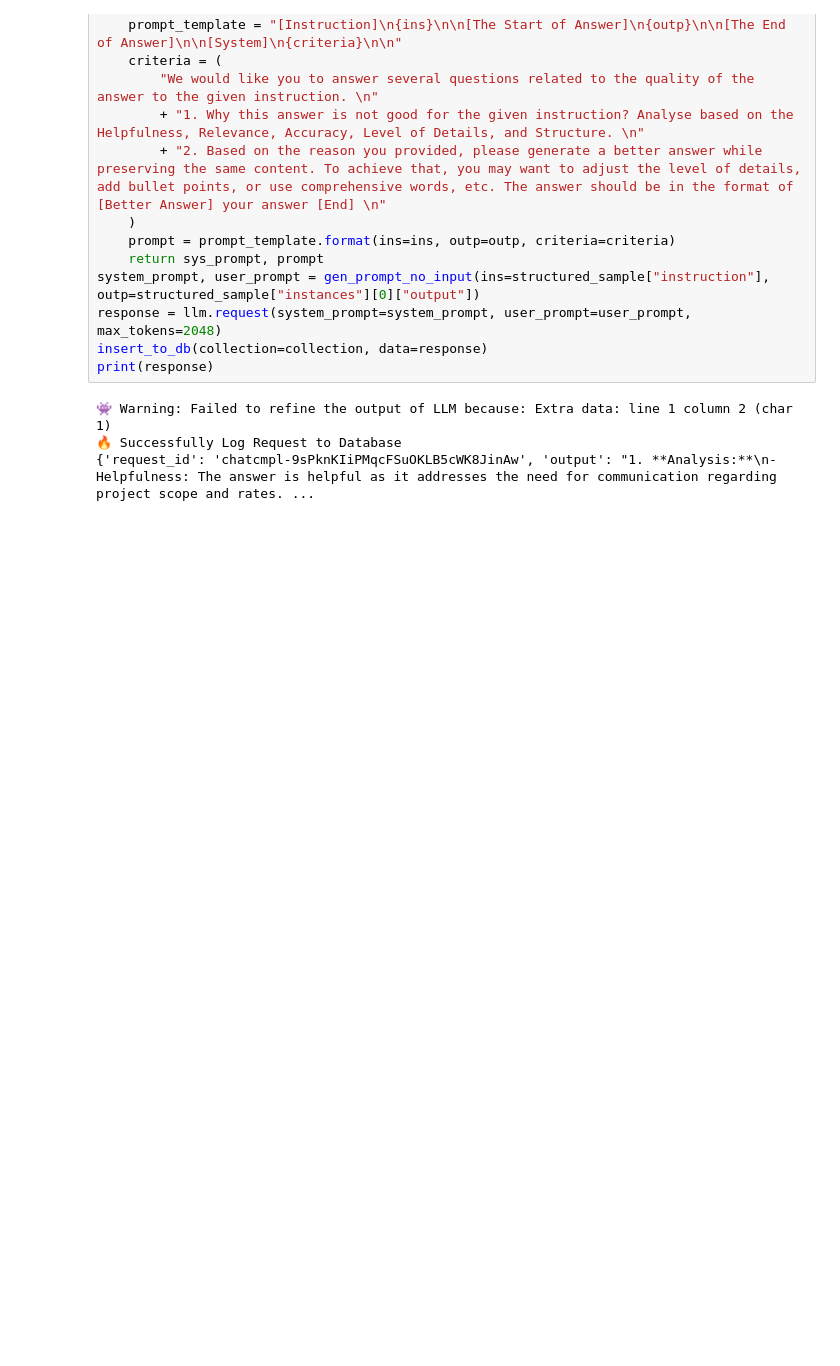
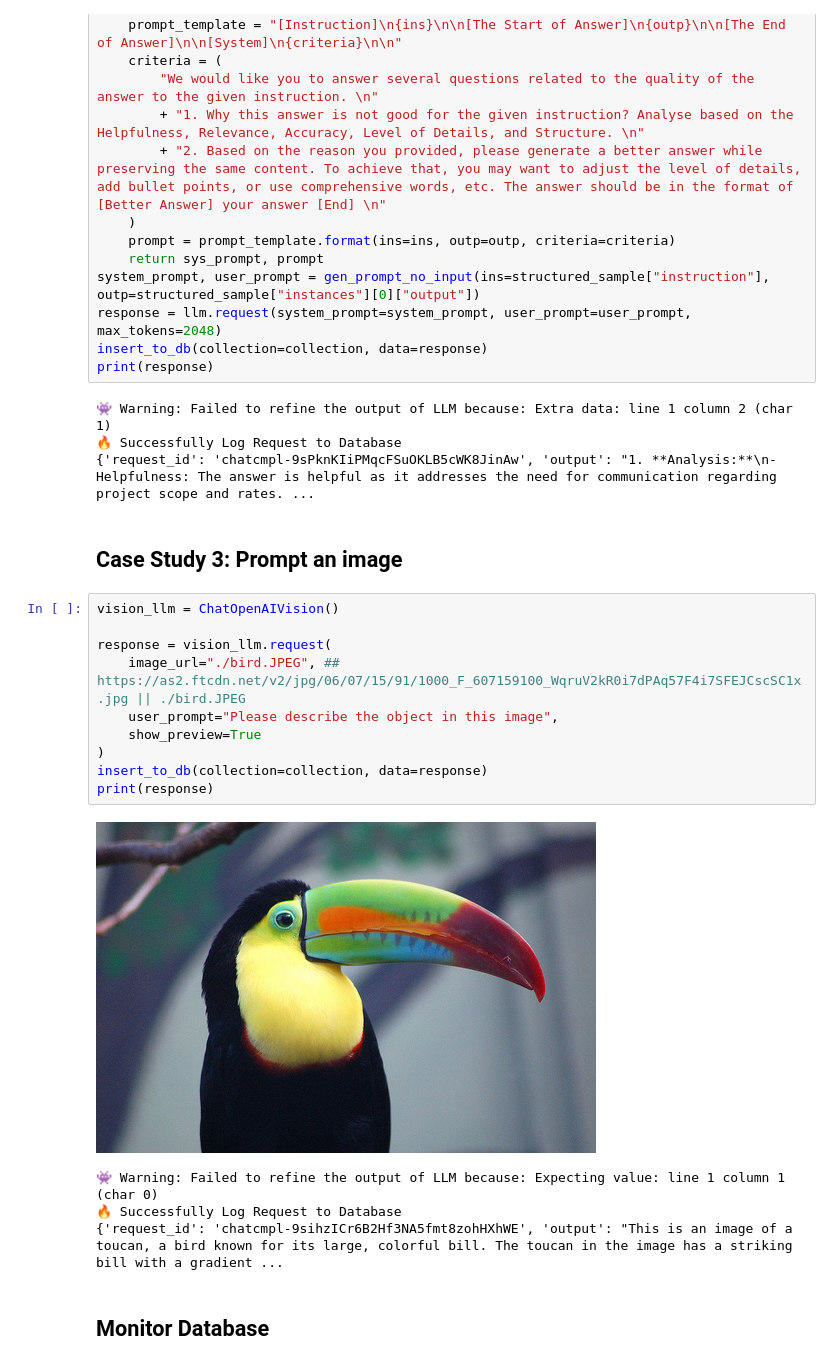
Before and after one commit to taindp98/LLM-Retrieval-MongoDB-Monitor, a Jupyter notebook: notebooks/request_example.ipynb, the cells around one changed output. Saved outputs shown, nothing was run; the diff lists cells and outputs as text; blank space fills up the shorter version.

Commit message:
add chatvision and db monitor

```diff
--- a/notebooks/request_example.ipynb
+++ b/notebooks/request_example.ipynb
@@ -66,3 +66,22 @@ print(response)
 👾 Warning: Failed to refine the output of LLM because: Extra data: line 1 column 2 (char 1)
 🔥 Successfully Log Request to Database
 {'request_id': 'chatcmpl-9sPknKIiPMqcFSuOKLB5cWK8JinAw', 'output': "1. **Analysis:**\n- Helpfulness: The answer is helpful as it addresses the need for communication regarding project scope and rates. ...
+# %% [markdown]
+## Case Study 3: Prompt an image
+# %%
+vision_llm = ChatOpenAIVision()
+
+response = vision_llm.request(
+    image_url="./bird.JPEG", ## https://as2.ftcdn.net/v2/jpg/06/07/15/91/1000_F_607159100_WqruV2kR0i7dPAq57F4i7SFEJCscSC1x.jpg || ./bird.JPEG
+    user_prompt="Please describe the object in this image",
+    show_preview=True
+)
+insert_to_db(collection=collection, data=response)
+print(response)
+# %% [output]
+[figure, added]
+👾 Warning: Failed to refine the output of LLM because: Expecting value: line 1 column 1 (char 0)
+🔥 Successfully Log Request to Database
+{'request_id': 'chatcmpl-9sihzICr6B2Hf3NA5fmt8zohHXhWE', 'output': "This is an image of a toucan, a bird known for its large, colorful bill. The toucan in the image has a striking bill with a gradient ...
+# %% [markdown]
+## Monitor Database
```
Also changed, not shown: parts of 2 cells of this notebook, 3 other files.
